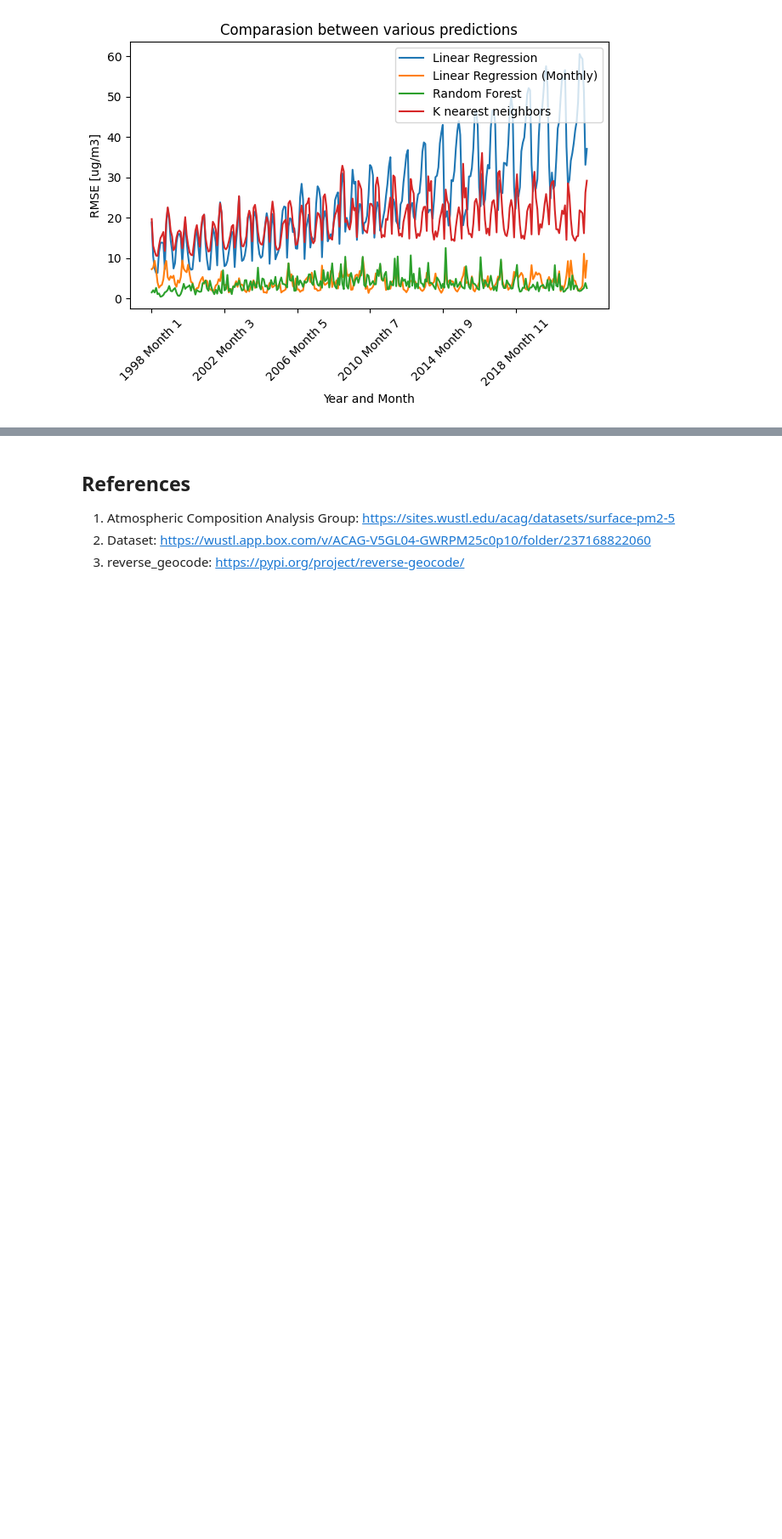
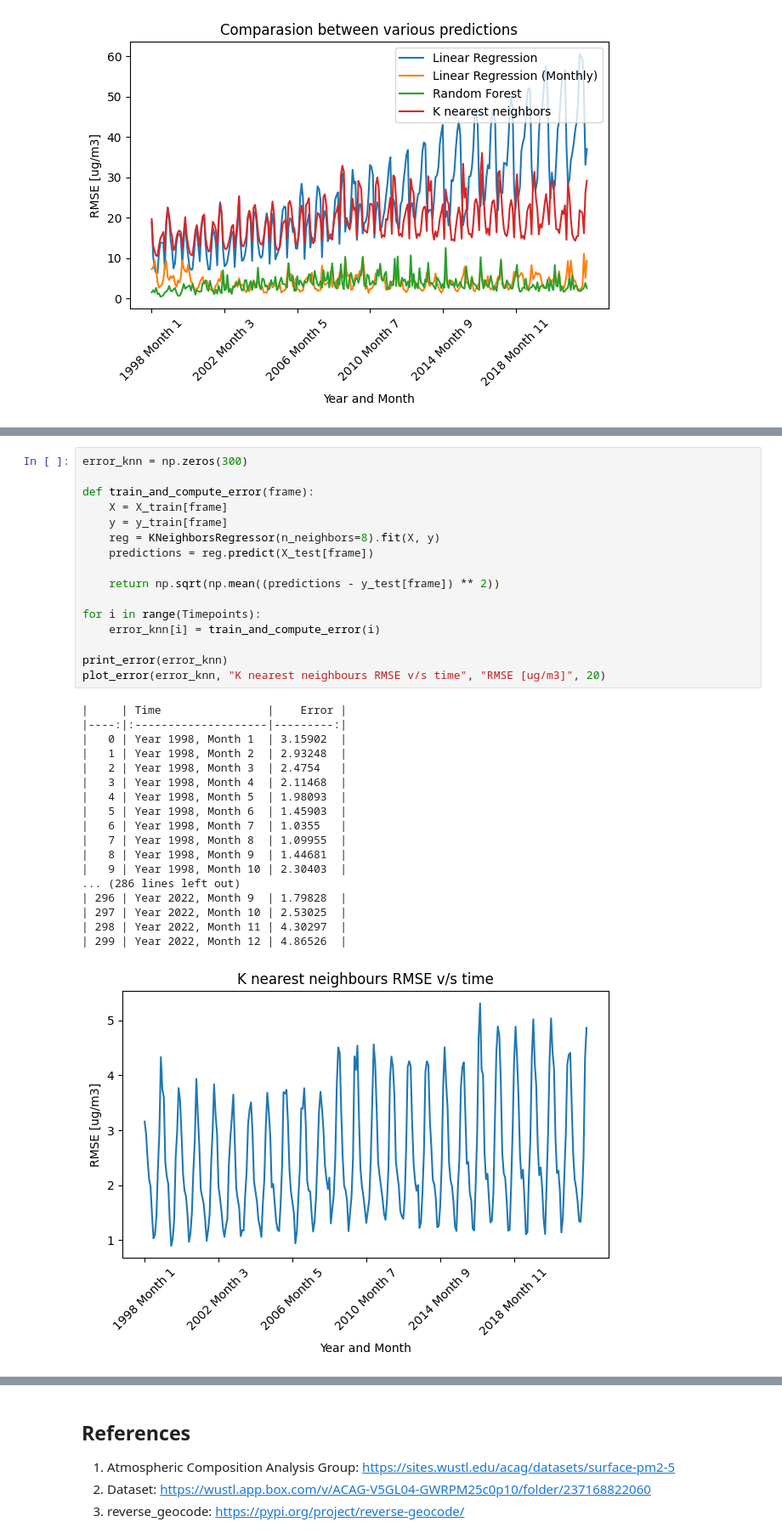
Before and after one commit to Karan-Gandhi/AQ-Data-Analysis, a Jupyter notebook: Project_Task_Submission.ipynb, the cells around one changed output, grey strips where cells are left out. Shown at 85% size. Saved outputs shown, nothing was run; the diff lists cells and outputs as text; blank space fills up the shorter version.

```diff
--- a/Project_Task_Submission.ipynb
+++ b/Project_Task_Submission.ipynb
@@ -661 +598,36 @@ plot_error(error_knn[:n_months], "K nearest neighbours RMSE v/s time", "RMSE [ug
+# %%
+error_knn = np.zeros(300)
+
+def train_and_compute_error(frame):
+    X = X_train[frame]
+    y = y_train[frame]
+    reg = KNeighborsRegressor(n_neighbors=8).fit(X, y)
+    predictions = reg.predict(X_test[frame])
+
+    return np.sqrt(np.mean((predictions - y_test[frame]) ** 2))
+
+for i in range(Timepoints):
+    error_knn[i] = train_and_compute_error(i)
+
+print_error(error_knn)
+plot_error(error_knn, "K nearest neighbours RMSE v/s time", "RMSE [ug/m3]", 20)
+# %% [output]
+|     | Time                |    Error |
+|----:|:--------------------|---------:|
+|   0 | Year 1998, Month 1  | 3.15902  |
+|   1 | Year 1998, Month 2  | 2.93248  |
+|   2 | Year 1998, Month 3  | 2.4754   |
+|   3 | Year 1998, Month 4  | 2.11468  |
+|   4 | Year 1998, Month 5  | 1.98093  |
+|   5 | Year 1998, Month 6  | 1.45903  |
+|   6 | Year 1998, Month 7  | 1.0355   |
+|   7 | Year 1998, Month 8  | 1.09955  |
+|   8 | Year 1998, Month 9  | 1.44681  |
+|   9 | Year 1998, Month 10 | 2.30403  |
+... (286 lines left out)
+| 296 | Year 2022, Month 9  | 1.79828  |
+| 297 | Year 2022, Month 10 | 2.53025  |
+| 298 | Year 2022, Month 11 | 4.30297  |
+| 299 | Year 2022, Month 12 | 4.86526  |
+[figure, added]
 # %% [markdown]
```
Also changed, not shown: parts of 25 cells of this notebook.
